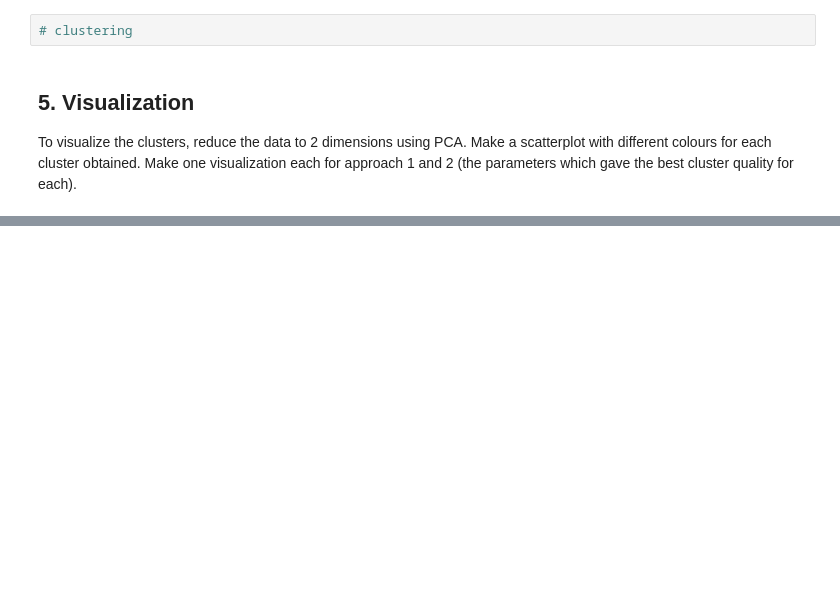
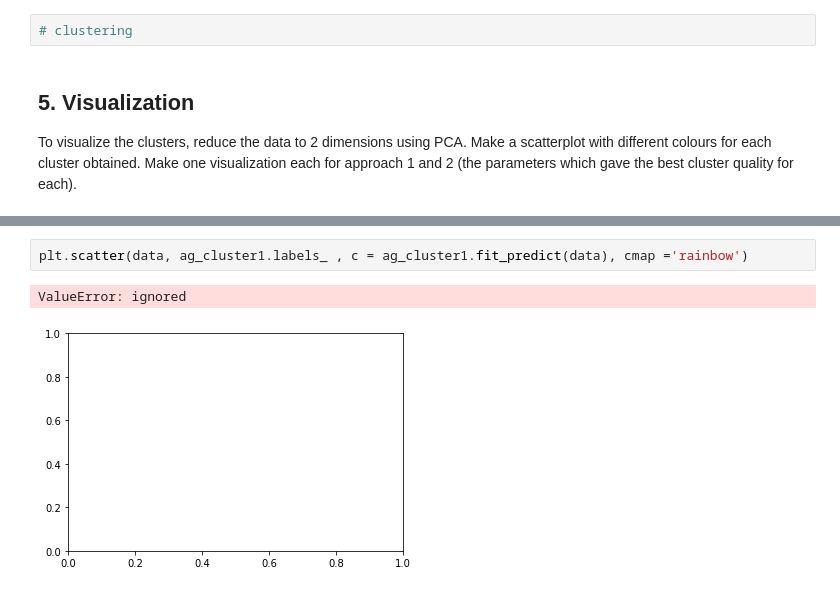
Before and after one commit to Nithesh-b/miniproject2, a Jupyter notebook: Mini_Project_2.ipynb, the cells around one changed output, grey strips where cells are left out. Saved outputs shown, nothing was run; the diff lists cells and outputs as text; blank space fills up the shorter version.

```diff
--- a/Mini_Project_2.ipynb
+++ b/Mini_Project_2.ipynb
@@ -180,3 +185,8 @@ plt.scatter(Z[:,0], Z[:,1])
 # %% [output]
 <matplotlib.collections.PathCollection at 0x...>
 [figure]
+# %%
+plt.scatter(data, ag_cluster1.labels_ , c = ag_cluster1.fit_predict(data), cmap ='rainbow')
+# %% [output]
+ValueError: ignored
+[figure, added]
```
Also changed, not shown: parts of 6 cells of this notebook.
